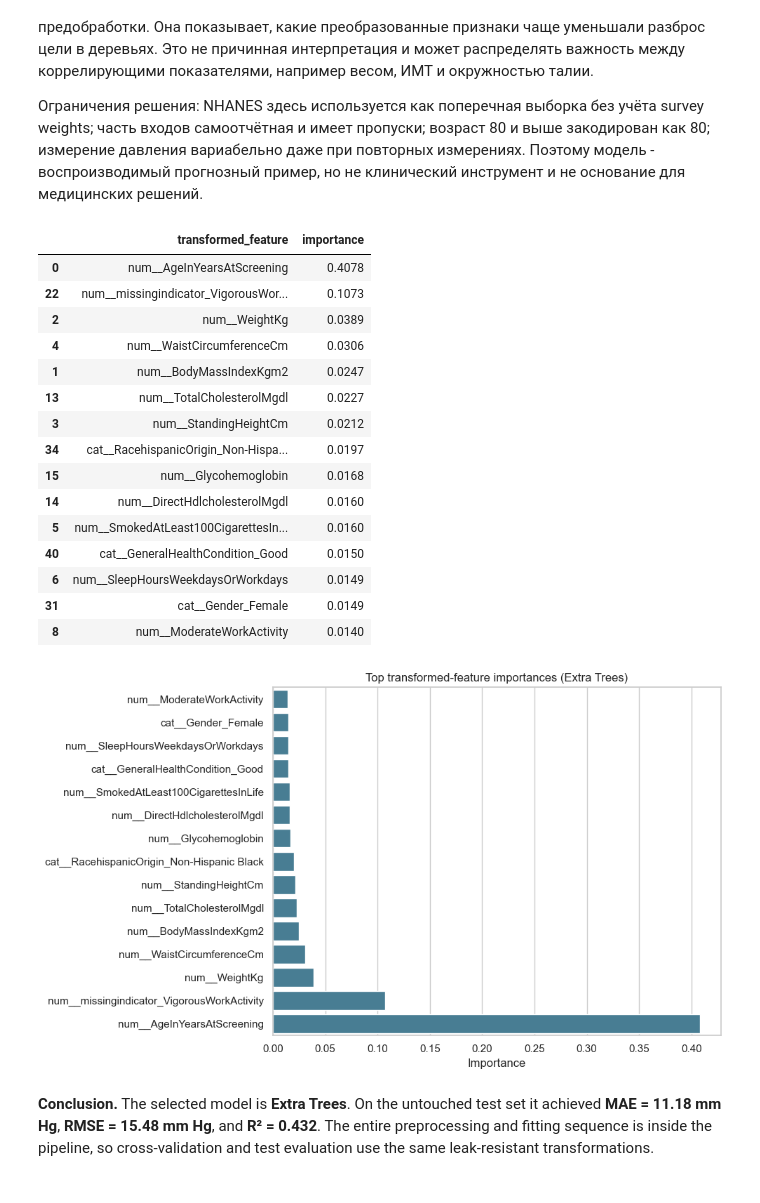
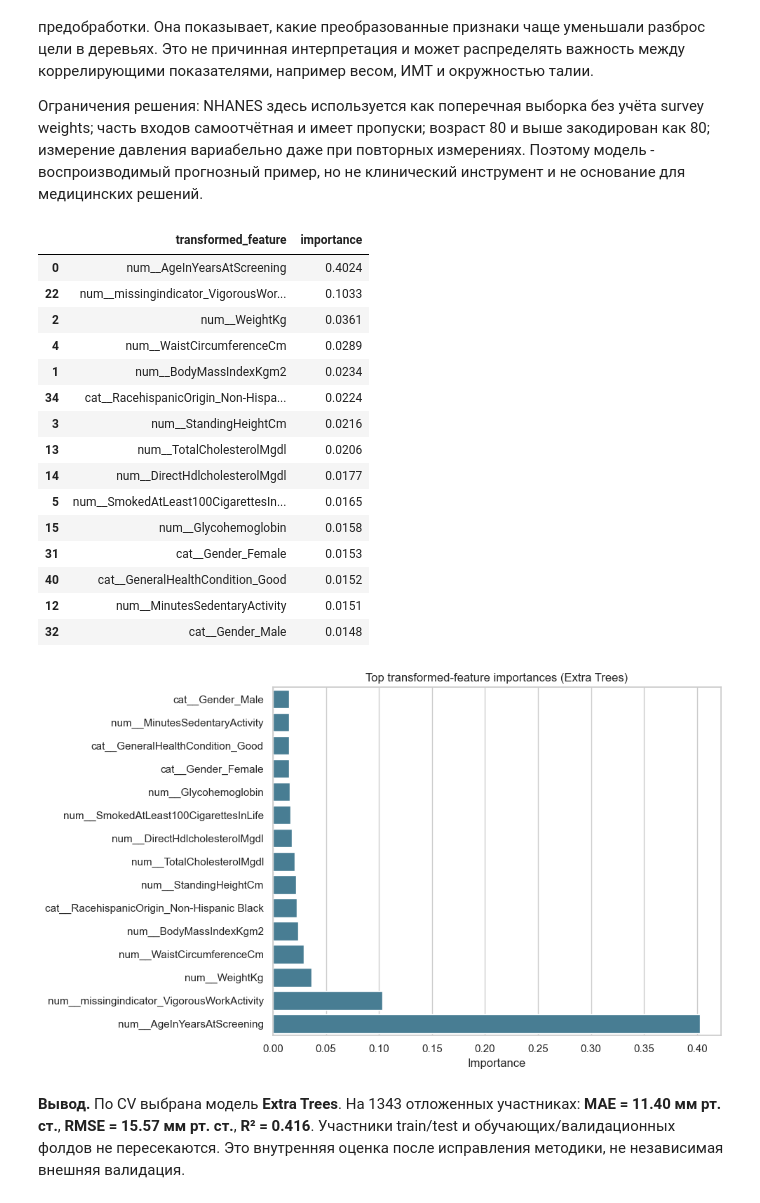
Before and after one commit to denzasikora-lab/bioinf-iii-assessment, a Jupyter notebook: ML/blood_pressure_regression.ipynb, the cells around one changed output. Drawn from its saved outputs; the diff is of its cells as text; code cells hidden in the pictures.

```diff
--- a/ML/blood_pressure_regression.ipynb
+++ b/ML/blood_pressure_regression.ipynb
@@ -157,18 +186,18 @@ features = [
 ]
 assert not set(features).intersection({TARGET, 'SEQN', 'DiastolicBloodPressureMmHg'})
 
-model_df = df.loc[df[TARGET].notna(), features + [TARGET]].copy()
-X = model_df[features]
-y = model_df[TARGET]
-numeric_features = X.select_dtypes(include='number').columns.tolist()
+X_train, X_test = train_df[features].copy(), test_df[features].copy()
+y_train, y_test = train_df[TARGET].copy(), test_df[TARGET].copy()
+numeric_features = X_train.select_dtypes(include='number').columns.tolist()
 categorical_features = [feature for feature in features if feature not in numeric_features]
 
-feature_overview = pd.DataFrame({'feature': features, 'type': ['numeric' if f in numeric_features else 'categorical' for f in features], 'missing_%': X[features].isna().mean().mul(100).round(1).values, 'unique_non_missing': X[features].nunique(dropna=True).values})
+feature_overview = pd.DataFrame({'feature': features, 'type': ['numeric' if f in numeric_features else 'categorical' for f in features], 'missing_%': X_train[features].isna().mean().mul(100).round(1).values, 'unique_non_missing': X_train[features].nunique(dropna=True).values})
+display(metadata.loc[metadata['VariableNameLong'].isin(features), ['VariableNameLong', 'VariableName', 'Label', 'Target', 'CustomRecoding']])
 display(feature_overview)
 
 fig, ax = plt.subplots(figsize=(11, 5))
 sns.barplot(data=feature_overview.sort_values('missing_%', ascending=False), x='missing_%', y='feature', hue='type', dodge=False, ax=ax)
-ax.set(title='Missingness of selected predictors', xlabel='Missing values, %', ylabel='')
+ax.set(title='Missingness of selected predictors - train only', xlabel='Missing values, %', ylabel='')
 plt.tight_layout()
 plt.show()
 # %% [output]
@@ -199,8 +245,7 @@ plt.show()
 
 Гиперпараметры заданы до итоговой оценки: 300 деревьев стабилизируют усреднение, min_samples_leaf=4 сдерживает слишком глубокие листья, max_features=0.8 поддерживает разнообразие деревьев. Extra Trees выбирается только если улучшает CV-ошибку относительно ориентиров.
 # %%
-strata = pd.qcut(y, q=10, duplicates='drop')
-X_train, X_test, y_train, y_test = train_test_split(X, y, test_size=0.20, random_state=RANDOM_STATE, stratify=strata)
+assert X_train.index.intersection(X_test.index).empty
 print(f'Train: {X_train.shape[0]:,} rows; test: {X_test.shape[0]:,} rows')
 
 numeric_linear = Pipeline([('imputer', SimpleImputer(strategy='median', add_indicator=True)), ('scaler', StandardScaler())])
@@ -216,7 +261,10 @@ candidates = {
     'Extra Trees': Pipeline([('preprocess', tree_preprocessor), ('model', ExtraTreesRegressor(n_estimators=300, min_samples_leaf=4, max_features=0.8, random_state=RANDOM_STATE, n_jobs=-1))]),
 }
 
-cv = KFold(n_splits=5, shuffle=True, random_state=RANDOM_STATE)
+cv = list(KFold(n_splits=5, shuffle=True, random_state=RANDOM_STATE).split(X_train))
+for train_idx, valid_idx in cv:
+    assert X_train.index[train_idx].intersection(X_train.index[valid_idx]).empty
+print('All 5 CV folds: participant overlap = 0')
 scoring = {'RMSE': 'neg_root_mean_squared_error', 'MAE': 'neg_mean_absolute_error', 'R2': 'r2'}
 cv_rows = []
 for name, estimator in candidates.items():
@@ -272,38 +323,38 @@ plt.show()
 # %%
 if selected_name == 'Extra Trees':
     transformed_names = final_model.named_steps['preprocess'].get_feature_names_out()
     importances = pd.DataFrame({'transformed_feature': transformed_names, 'importance': final_model.named_steps['model'].feature_importances_}).sort_values('importance', ascending=False)
     display(importances.head(15).round(4))
 
     fig, ax = plt.subplots(figsize=(10, 6))
     top = importances.head(15).sort_values('importance')
     sns.barplot(data=top, x='importance', y='transformed_feature', color='#3B82A0', ax=ax)
     ax.set(title='Top transformed-feature importances (Extra Trees)', xlabel='Importance', ylabel='')
     plt.tight_layout()
     plt.show()
 else:
     print('The selected model is not tree-based; no tree feature importances are reported.')
 
-display(Markdown(f'''**Conclusion.** The selected model is **{selected_name}**. On the untouched test set it achieved **MAE = {test_metrics.loc[0, 'test MAE, mm Hg']:.2f} mm Hg**, **RMSE = {test_metrics.loc[0, 'test RMSE, mm Hg']:.2f} mm Hg**, and **R² = {test_metrics.loc[0, 'test R2']:.3f}**. The entire preprocessing and fitting sequence is inside the pipeline, so cross-validation and test evaluation use the same leak-resistant transformations.'''))
+display(Markdown(f'''**Вывод.** По CV выбрана модель **{selected_name}**. На {len(y_test)} отложенных участниках: **MAE = {test_metrics.loc[0, 'test MAE, mm Hg']:.2f} мм рт. ст.**, **RMSE = {test_metrics.loc[0, 'test RMSE, mm Hg']:.2f} мм рт. ст.**, **R² = {test_metrics.loc[0, 'test R2']:.3f}**. Участники train/test и обучающих/валидационных фолдов не пересекаются. Это внутренняя оценка после исправления методики, не независимая внешняя валидация.'''))
 # %% [output]
 |  | transformed_feature | importance |
-| 0 | num__AgeInYearsAtScreening | 0.4078 |
-| 22 | num__missingindicator_VigorousWor... | 0.1073 |
-| 2 | num__WeightKg | 0.0389 |
-| 4 | num__WaistCircumferenceCm | 0.0306 |
-| 1 | num__BodyMassIndexKgm2 | 0.0247 |
-| 13 | num__TotalCholesterolMgdl | 0.0227 |
-| 3 | num__StandingHeightCm | 0.0212 |
-| 34 | cat__RacehispanicOrigin_Non-Hispa... | 0.0197 |
-| 15 | num__Glycohemoglobin | 0.0168 |
-| 14 | num__DirectHdlcholesterolMgdl | 0.0160 |
-| 5 | num__SmokedAtLeast100CigarettesIn... | 0.0160 |
-| 40 | cat__GeneralHealthCondition_Good | 0.0150 |
-| 6 | num__SleepHoursWeekdaysOrWorkdays | 0.0149 |
-| 31 | cat__Gender_Female | 0.0149 |
-| 8 | num__ModerateWorkActivity | 0.0140 |
+| 0 | num__AgeInYearsAtScreening | 0.4024 |
+| 22 | num__missingindicator_VigorousWor... | 0.1033 |
+| 2 | num__WeightKg | 0.0361 |
+| 4 | num__WaistCircumferenceCm | 0.0289 |
+| 1 | num__BodyMassIndexKgm2 | 0.0234 |
+| 34 | cat__RacehispanicOrigin_Non-Hispa... | 0.0224 |
+| 3 | num__StandingHeightCm | 0.0216 |
+| 13 | num__TotalCholesterolMgdl | 0.0206 |
+| 14 | num__DirectHdlcholesterolMgdl | 0.0177 |
+| 5 | num__SmokedAtLeast100CigarettesIn... | 0.0165 |
+| 15 | num__Glycohemoglobin | 0.0158 |
+| 31 | cat__Gender_Female | 0.0153 |
+| 40 | cat__GeneralHealthCondition_Good | 0.0152 |
+| 12 | num__MinutesSedentaryActivity | 0.0151 |
+| 32 | cat__Gender_Male | 0.0148 |
-[figure, old version]
+[figure, new version]
-**Conclusion.** The selected model is **Extra Trees**. On the untouched test set it achieved **MAE = 11.18 mm Hg**, **RMSE = 15.48 mm Hg**, and **R² = 0.432**. The entire preprocessing and fitting sequence is inside the pipeline, so cross-validation and test evaluation use the same leak-resistant transformations.
+**Вывод.** По CV выбрана модель **Extra Trees**. На 1343 отложенных участниках: **MAE = 11.40 мм рт. ст.**, **RMSE = 15.57 мм рт. ст.**, **R² = 0.416**. Участники train/test и обучающих/валидационных фолдов не пересекаются. Это внутренняя оценка после исправления методики, не независимая внешняя валидация.
 # %% [markdown]
 ## Воспроизводимость
 
```
Also changed, not shown: parts of 13 cells of this notebook, 9 other files.
